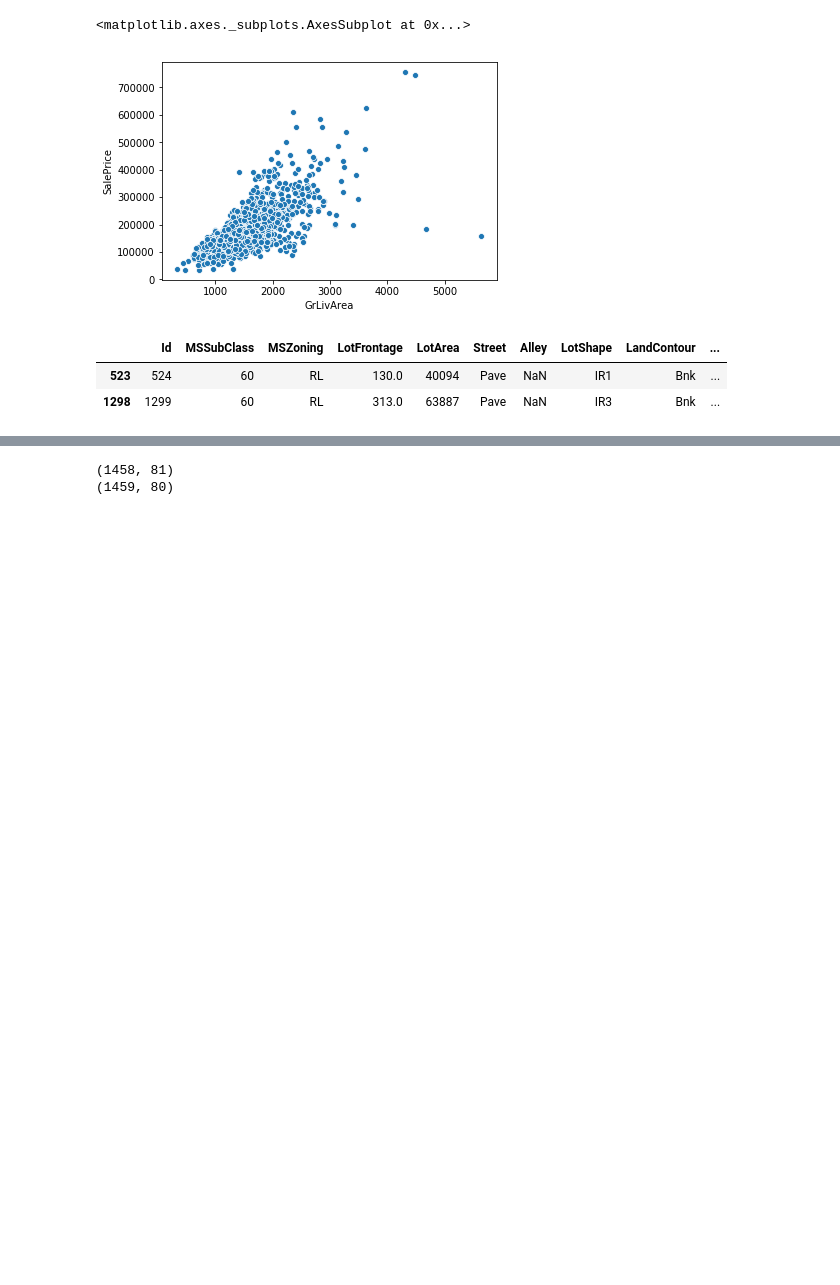
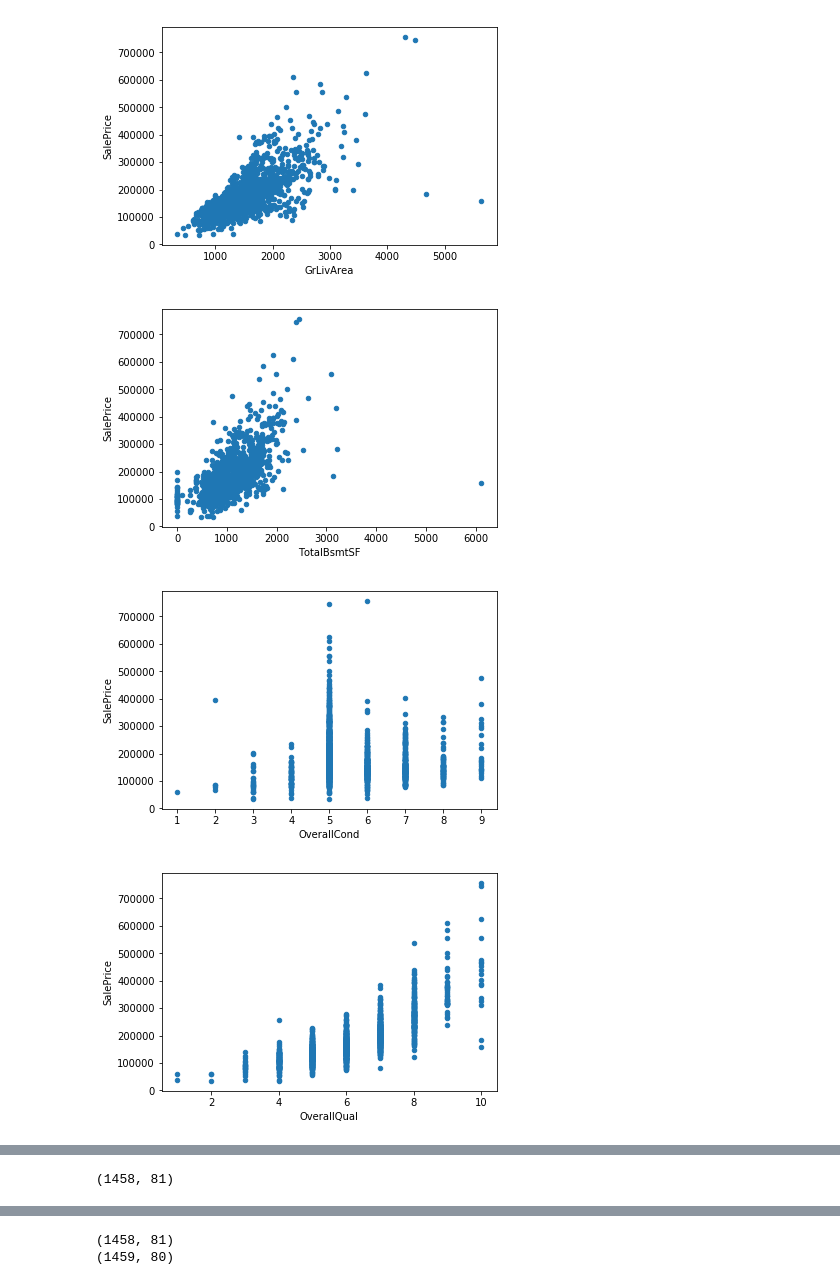
Before and after one commit to wowChelios/AmesHousing_ML, a Jupyter notebook: EDA_RegularizedRegression.ipynb, the cells around one changed output, grey strips where cells are left out. Cells and saved outputs as stored; diff of their text form; code cells hidden in the pictures; blank space fills up the shorter version.

```diff
--- a/EDA_RegularizedRegression.ipynb
+++ b/EDA_RegularizedRegression.ipynb
@@ -23,11 +25,8 @@ sample = pd.read_csv("data/sample_submission.csv")
-# %%
-sns.scatterplot(x = "GrLivArea", y = "SalePrice", data = org_df)
-# %% [output]
-<matplotlib.axes._subplots.AxesSubplot at 0x...>
-[figure, removed]
-# %%
-org_df.loc[org_df["GrLivArea"] > 4500]
-# %% [output]
-|  | Id | MSSubClass | MSZoning | LotFrontage | LotArea | Street | Alley | LotShape | LandContour | ... |
-| 523 | 524 | 60 | RL | 130.0 | 40094 | Pave | NaN | IR1 | Bnk | ... |
-| 1298 | 1299 | 60 | RL | 313.0 | 63887 | Pave | NaN | IR3 | Bnk | ... |
+# %%
+for col in ["GrLivArea", "TotalBsmtSF", "OverallCond", "OverallQual", "1stFlrSF", "2ndFlrSF"]:
+    org_df.plot.scatter(x = col, y = "SalePrice")
+# %% [output]
+[figure, added]
+[figure, added]
+[figure, added]
+[figure, added]
@@ -35,0 +39,4 @@ org_df = org_df.loc[org_df["GrLivArea"] < 4500]
+# %%
+org_df.shape
+# %% [output]
+(1458, 81)
```
Also changed, not shown: parts of 74 cells of this notebook, 9 other files.
